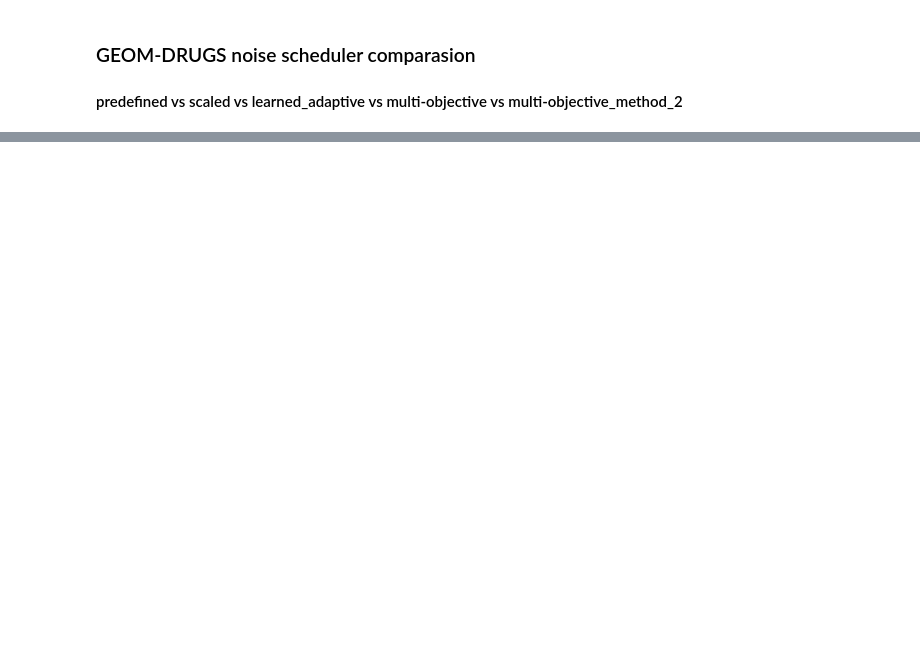
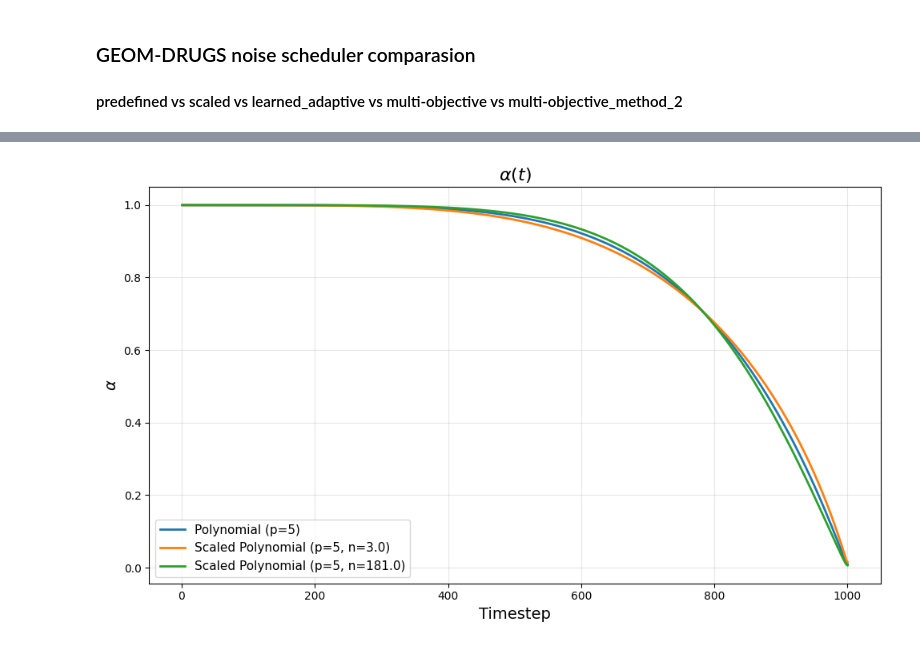
Before and after one commit to thelikhit/e3_diffusion_for_molecules, a Jupyter notebook: drugs_scheduler_graphs.ipynb, the cells around one changed output, grey strips where cells are left out. Saved outputs shown, nothing was run; the diff lists cells and outputs as text; code cells hidden in the pictures; blank space fills up the shorter version.

```diff
--- a/drugs_scheduler_graphs.ipynb
+++ b/drugs_scheduler_graphs.ipynb
@@ -164,0 +165,91 @@ gamma [-9.21024037 -9.21024037 -9.21024037 ...  8.52108559  8.98791051
+# %%
+def main():
+    # x-axis (1..T)
+    timesteps = torch.arange(1, NUM_STEPS + 1, dtype=torch.float32, device=DEVICE)
+    t_norm = (timesteps / NUM_STEPS).unsqueeze(1)  # [T,1]
+
+    all_series = []  # list of dicts: {label, alpha, sigma, snr, log_snr, gamma}
+
+    # --- PREDEFINED POLYNOMIAL (non-scaled) ---
+    poly_label = f"Polynomial (p={POLY_POWER:g})"
+    poly_sched = PredefinedNoiseSchedule(noise_schedule=f"polynomial_{POLY_POWER}", timesteps=NUM_STEPS, precision=PRECISION).to(DEVICE)
+    with torch.no_grad():
+        gamma_poly = poly_sched(t_norm).squeeze(-1)
+    alpha, sigma, snr, log_snr = gamma_to_curves(gamma_poly)
+    all_series.append({
+        "label": poly_label, "alpha": alpha.cpu(), "sigma": sigma.cpu(),
+        "snr": snr.cpu(), "log_snr": log_snr.cpu(), "gamma": gamma_poly.cpu()
+    })
+
+    # --- SCALED POLYNOMIAL ---
+    scaled_label = f"Scaled Polynomial (p={SCALED_POLY_POWER:g}, n={3.0})"
+    scaled_poly_sched = ScaledNoiseSchedule(
+        dataset_info=DATASET_INFO,
+        noise_schedule=f"scaled_polynomial_{SCALED_POLY_POWER}",
+        timesteps=NUM_STEPS,
+        precision=PRECISION
+    ).to(DEVICE)
+    with torch.no_grad():
+        n_nodes_vec = torch.full((NUM_STEPS, 1), float(3.0), device=DEVICE)
+        gamma_scaled = scaled_poly_sched(t_norm, n_nodes_vec).squeeze(-1)
+    alpha, sigma, snr, log_snr = gamma_to_curves(gamma_scaled)
+    all_series.append({
+        "label": scaled_label, "alpha": alpha.cpu(), "sigma": sigma.cpu(),
+        "snr": snr.cpu(), "log_snr": log_snr.cpu(), "gamma": gamma_scaled.cpu()
+    })
+
+
+    # --- SCALED POLYNOMIAL ---
+    scaled_label = f"Scaled Polynomial (p={SCALED_POLY_POWER:g}, n={181.0})"
+    scaled_poly_sched = ScaledNoiseSchedule(
+        dataset_info=DATASET_INFO,
+        noise_schedule=f"scaled_polynomial_{SCALED_POLY_POWER}",
+        timesteps=NUM_STEPS,
+        precision=PRECISION
+    ).to(DEVICE)
+    with torch.no_grad():
+        n_nodes_vec = torch.full((NUM_STEPS, 1), float(181.0), device=DEVICE)
+        gamma_scaled = scaled_poly_sched(t_norm, n_nodes_vec).squeeze(-1)
+    alpha, sigma, snr, log_snr = gamma_to_curves(gamma_scaled)
+    all_series.append({
+        "label": scaled_label, "alpha": alpha.cpu(), "sigma": sigma.cpu(),
+        "snr": snr.cpu(), "log_snr": log_snr.cpu(), "gamma": gamma_scaled.cpu()
+    })
+
+    # ------------------------------------------------------
+    # PLOTS: α, σ, SNR, log-SNR, γ
+    # ------------------------------------------------------
+    x = np.arange(1, NUM_STEPS + 1)
+
+    def plot_metric(y_key, title, ylabel, yscale=None):
+        plt.figure(figsize=(10, 6))
+        for series in all_series:
+            plt.plot(x, series[y_key], label=series["label"], linewidth=2)
+        plt.title(title, fontsize=16)
+        plt.xlabel("Timestep", fontsize=14)
+        plt.ylabel(ylabel, fontsize=14)
+        if yscale:
+            plt.yscale(yscale)
+        plt.grid(True, alpha=0.3)
+        plt.legend(fontsize=11)
+        plt.tight_layout()
+        plt.show()
+
+    # α(t)
+    plot_metric("alpha", r"$\alpha(t)$", r"$\alpha$")
+
+    # σ(t)
+    plot_metric("sigma", r"$\sigma(t)$", r"$\sigma$")
+
+    # SNR(t) – log scale for clarity
+    plot_metric("snr", "SNR(t)", "SNR", yscale="log")
+
+    # log-SNR(t)
+    plot_metric("log_snr", "log-SNR(t)", "log-SNR")
+
+    # γ(t)
+    plot_metric("gamma", r"$\gamma(t)$", r"$\gamma$")
+
+if __name__ == "__main__":
+    main()
+# %% [output]
@@ -164,0 +273 @@ gamma [-9.21024037 -9.21024037 -9.21024037 ...  8.52108559  8.98791051
+[figure, added]
```
Also changed, not shown: parts of 3 cells of this notebook, 1 other file.
